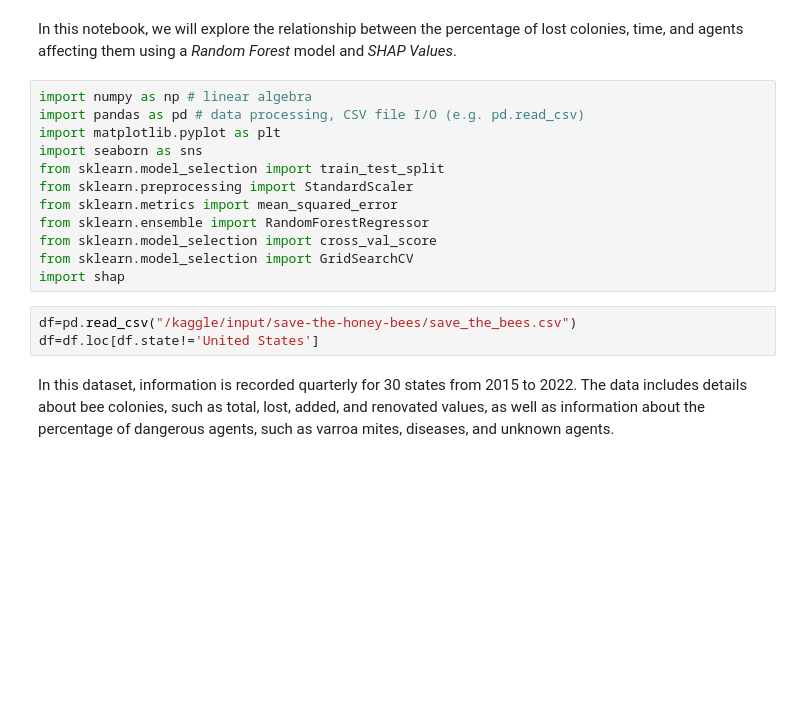
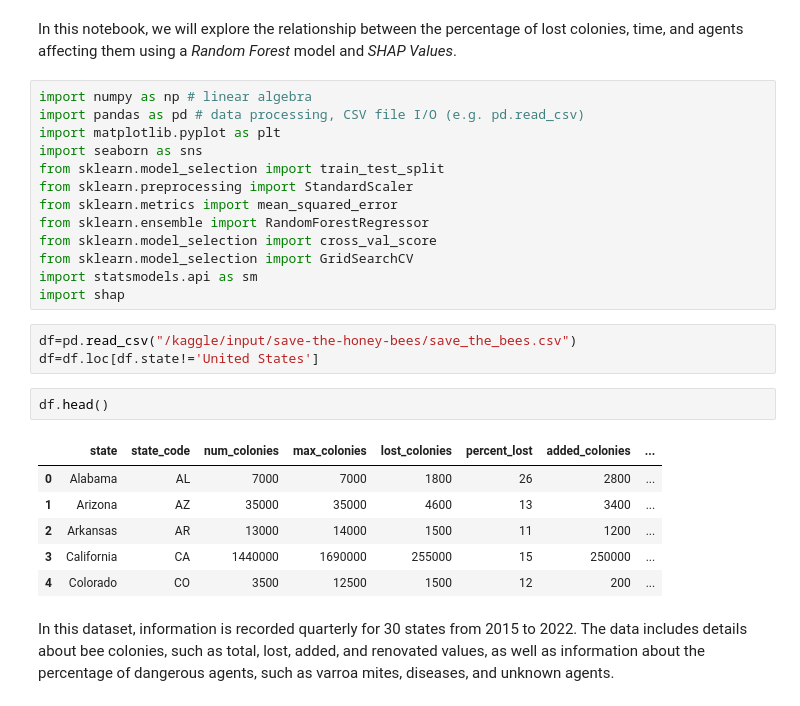
Before and after one commit to matt-anzano/Decoding-Bee-Decline-a-Random-Forest-Analysis, a Jupyter notebook: decoding-bee-decline-a-random-forest-analysis.ipynb, the cells around one changed output. Cells and saved outputs as stored; diff of their text form; blank space fills up the shorter version.

```diff
--- a/decoding-bee-decline-a-random-forest-analysis.ipynb
+++ b/decoding-bee-decline-a-random-forest-analysis.ipynb
@@ -15,10 +15,20 @@ from sklearn.metrics import mean_squared_error
 from sklearn.ensemble import RandomForestRegressor
 from sklearn.model_selection import cross_val_score
 from sklearn.model_selection import GridSearchCV
+import statsmodels.api as sm
 import shap
 # %%
 df=pd.read_csv("/kaggle/input/save-the-honey-bees/save_the_bees.csv")
 df=df.loc[df.state!='United States']
+# %%
+df.head()
+# %% [output]
+|  | state | state_code | num_colonies | max_colonies | lost_colonies | percent_lost | added_colonies | ... |
+| 0 | Alabama | AL | 7000 | 7000 | 1800 | 26 | 2800 | ... |
+| 1 | Arizona | AZ | 35000 | 35000 | 4600 | 13 | 3400 | ... |
+| 2 | Arkansas | AR | 13000 | 14000 | 1500 | 11 | 1200 | ... |
+| 3 | California | CA | 1440000 | 1690000 | 255000 | 15 | 250000 | ... |
+| 4 | Colorado | CO | 3500 | 12500 | 1500 | 12 | 200 | ... |
 # %% [markdown]
 In this dataset, information is recorded quarterly for 30 states from 2015 to 2022. The data includes details about bee colonies, such as total, lost, added, and renovated values, as well as information about the percentage of dangerous agents, such as varroa mites, diseases, and unknown agents.
 # %% [markdown]
```
Also changed, not shown: parts of 27 cells of this notebook.
